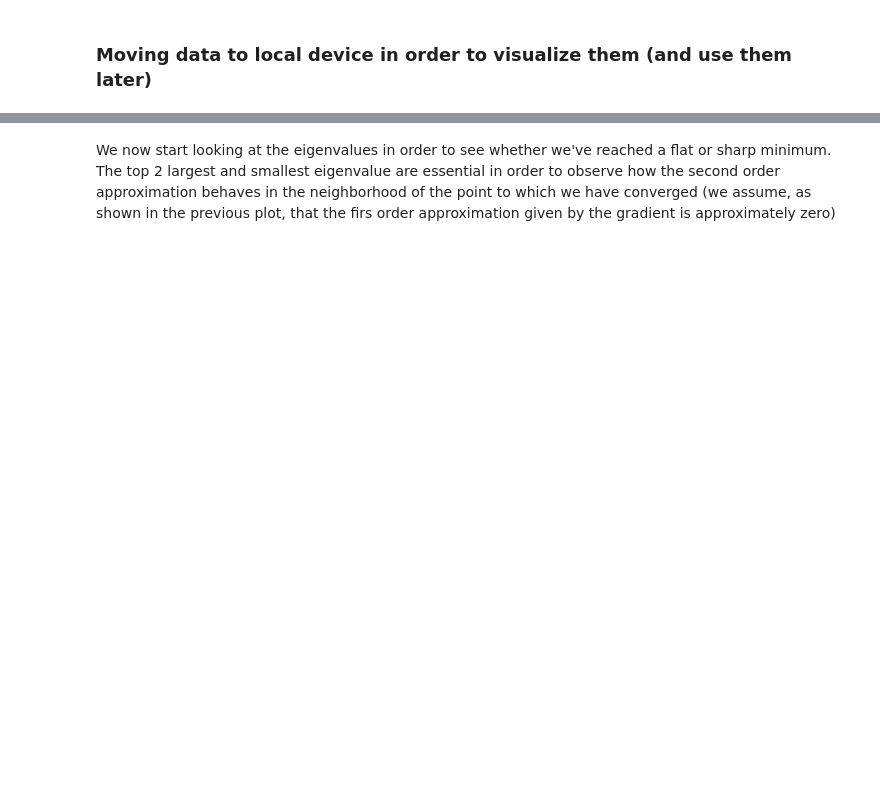
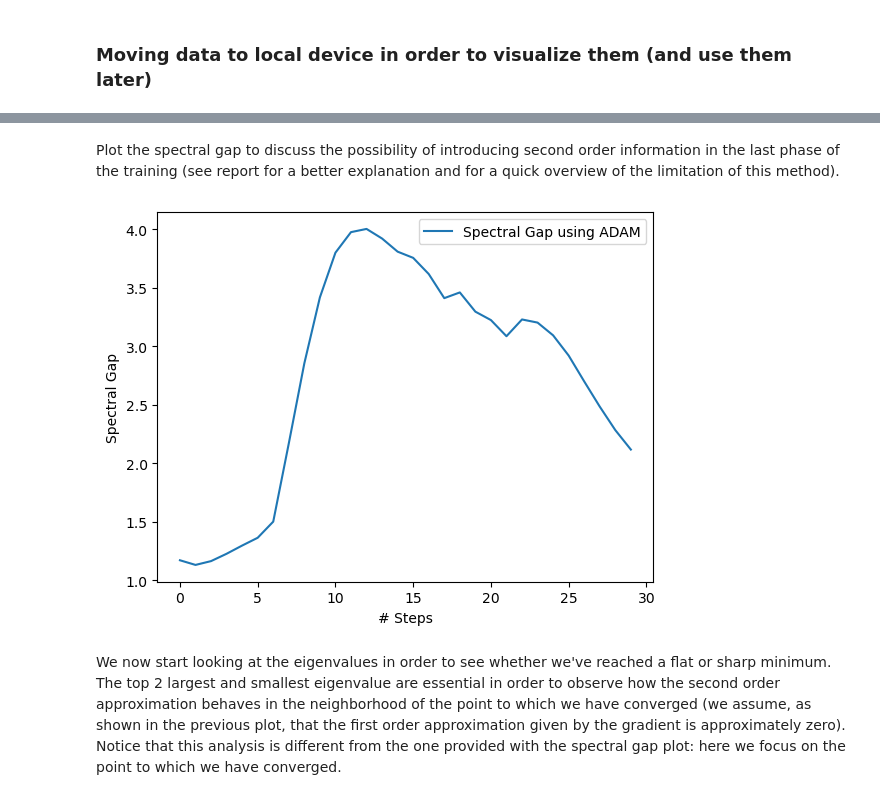
Before and after one commit to albias1996/OptML_project, a Jupyter notebook: main_adam_MNIST.ipynb, the cells around one changed output, grey strips where cells are left out. Cells and saved outputs as stored; diff of their text form; code cells hidden in the pictures; blank space fills up the shorter version.

```diff
--- a/main_adam_MNIST.ipynb
+++ b/main_adam_MNIST.ipynb
@@ -165,3 +143,9 @@ compute_confusion_matrix(test_loader, model, N_CLASSES)
+# %% [markdown]
+Plot the spectral gap to discuss the possibility of introducing second order information in the last phase of the training (see report for a better explanation and for a quick overview of the limitation of this method).
+# %%
+plot_spectral_gap(spectral_gaps, method = 'ADAM')
+# %% [output]
+[figure, added]
 # %% [markdown]
-We now start looking at the eigenvalues in order to see whether we've reached a flat or sharp minimum. The top 2 largest and smallest eigenvalue are essential in order to observe how the second order approximation behaves in the neighborhood of the point to which we have converged (we assume, as shown in the previous plot, that the firs order approximation given by the gradient is approximately zero)
+We now start looking at the eigenvalues in order to see whether we've reached a flat or sharp minimum. The top 2 largest and smallest eigenvalue are essential in order to observe how the second order approximation behaves in the neighborhood of the point to which we have converged (we assume, as shown in the previous plot, that the first order approximation given by the gradient is approximately zero). Notice that this analysis is different from the one provided with the spectral gap plot: here we focus on the point to which we have converged.
 # %%
```
Also changed, not shown: parts of 20 cells of this notebook, 3 other files.
